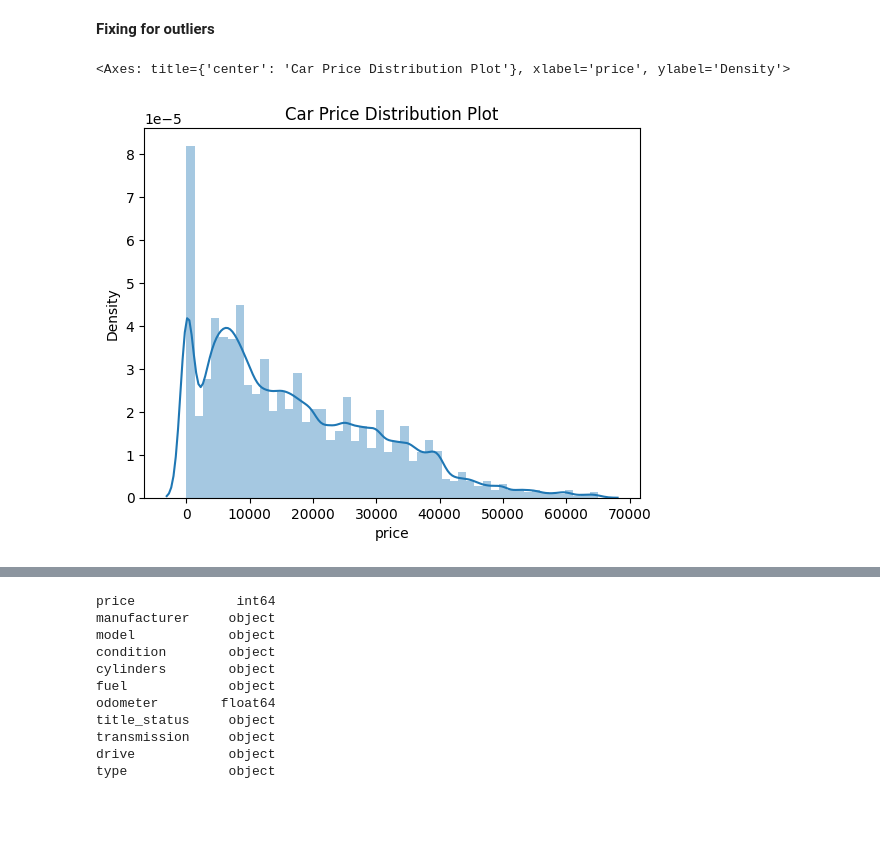
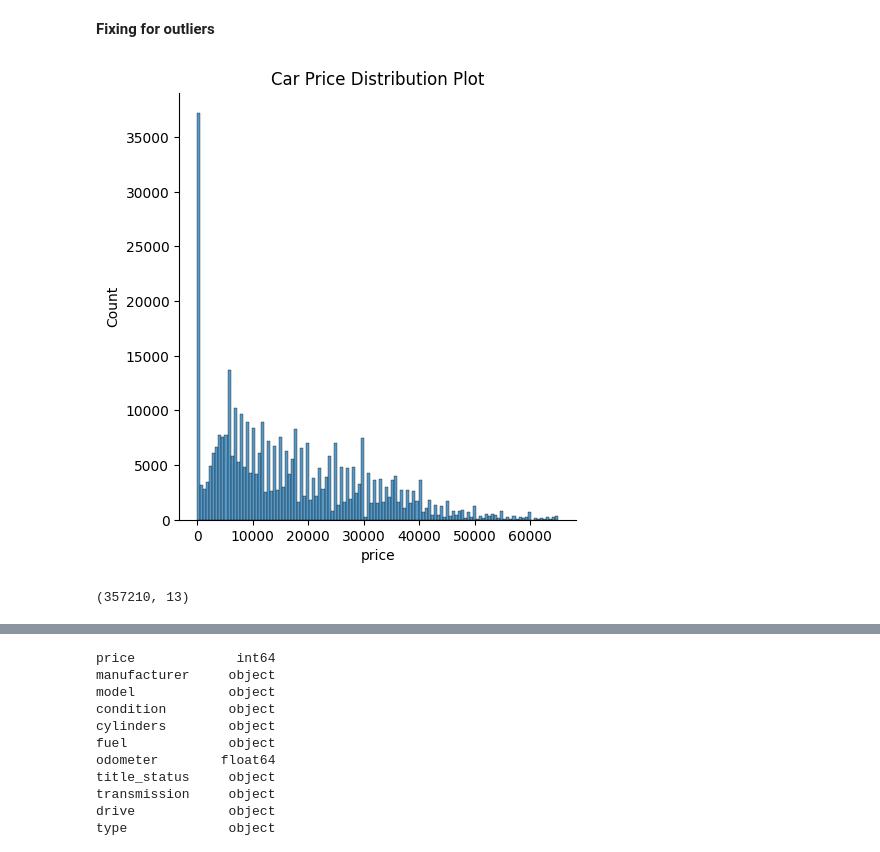
Before and after one commit to swethag04/ml-projects, a Jupyter notebook: used-car-price-analysis/used-car-price-analysis.ipynb, the cells around one changed output, grey strips where cells are left out. Cells and saved outputs as stored; diff of their text form; code cells hidden in the pictures; blank space fills up the shorter version.

```diff
--- a/used-car-price-analysis/used-car-price-analysis.ipynb
+++ b/used-car-price-analysis/used-car-price-analysis.ipynb
@@ -433,8 +426,14 @@ df.drop(['year'], axis=1, inplace=True)
 # Removing the 99th percentile outliers in price to view the distribution better
 df = df[df['price'] <= df['price'].quantile(0.99)]
 # %%
+sns.displot(df.price)
 plt.title('Car Price Distribution Plot')
-sns.distplot(df.price)
+plt.show()
 # %% [output]
-<Axes: title={'center': 'Car Price Distribution Plot'}, xlabel='price', ylabel='Density'>
-[figure, old version]
+[figure, new version]
+# %%
+# Car price has a lot of rows with price as 0. Removing those rows
+df= df[df['price'] != 0]
+df.shape
+# %% [output]
+(357210, 13)
```
Also changed, not shown: parts of 39 cells of this notebook.
